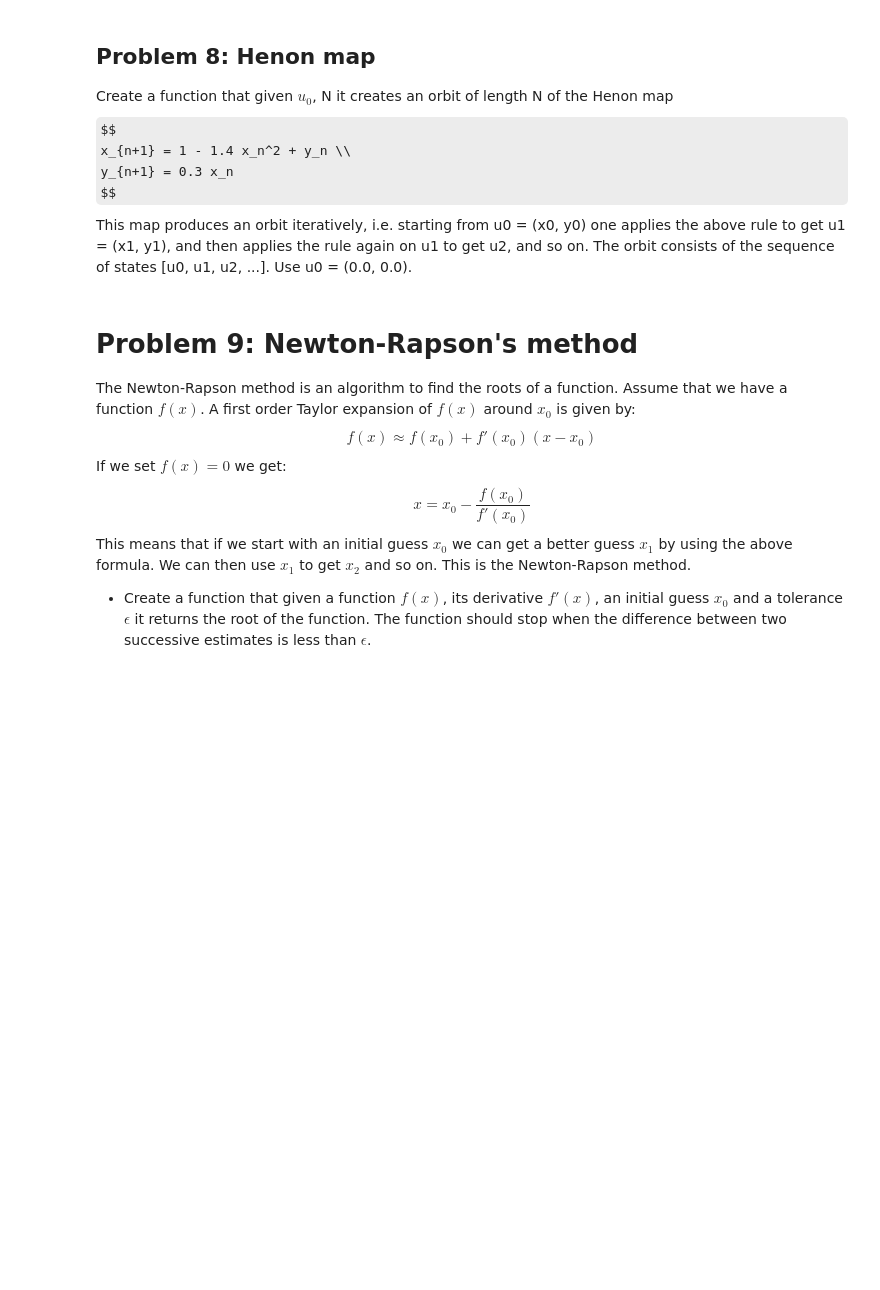
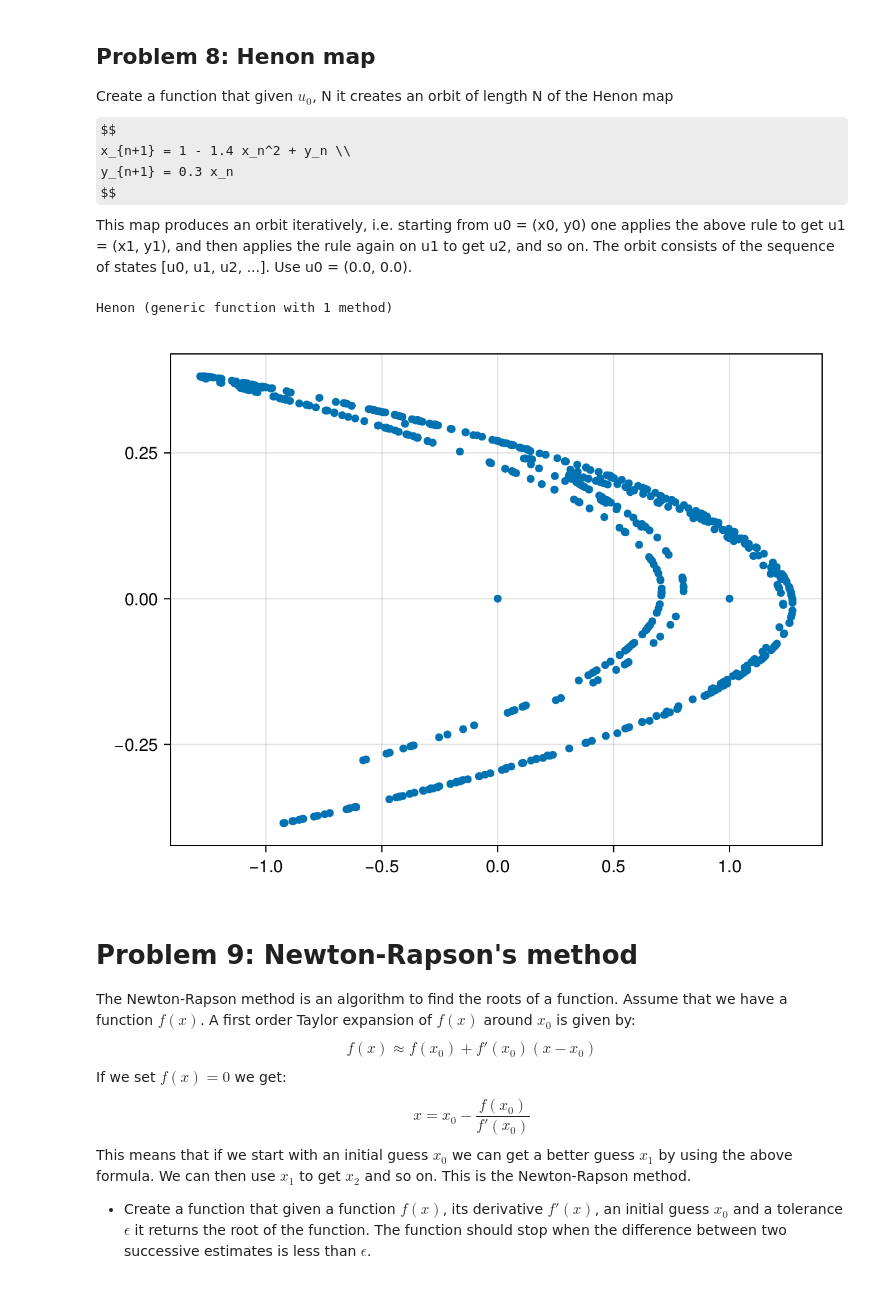
Before and after one commit to issaramro/NonLinearDynamics, a Jupyter notebook: Julia Practice/Problems.ipynb, the cells around one changed output. Drawn from its saved outputs; the diff is of its cells as text; code cells hidden in the pictures; some formulas as TeX source; blank space fills up the shorter version.

```diff
--- a/Julia Practice/Problems.ipynb
+++ b/Julia Practice/Problems.ipynb
@@ -201,5 +307,5 @@ y_{n+1} = 0.3 x_n
 $$
 This map produces an orbit iteratively, i.e. starting from u0 = (x0, y0) one applies the above rule to get u1 = (x1, y1), and then applies the rule again on u1 to get u2, and so on. The orbit consists of the sequence of states [u0, u1, u2, ...]. Use u0 = (0.0, 0.0).
 # %%
-u₀ = (0.0,0.0)
+u0 = (0.0,0.0)
 N = 600;
@@ -208,5 +312,27 @@ N = 600;
+# %%
+# Function for Henon's map
+function Henon(u0,N)
+    x = zeros(N)
+    y = zeros(N)
+    x[1] = u0[1]
+    y[1] = u0[2]
+    for i = 1:N-1
+        x[i+1] = 1 - 1.4*x[i]^2 + y[i]
+        y[i+1] = 0.3*x[i]
+    end
+    return x, y
+end
+# %% [output]
+Henon (generic function with 1 method)
 # %%
 # scatter the points to check your work
+x, y = Henon(u0, N)
+fig = Figure()
+Axis(fig[1,1])
+scatter!(x,y)
+fig
+# %% [output]
+[figure, added]
 # %% [markdown]
 # Problem 9: Newton-Rapson's method
 
```
Also changed, not shown: parts of 27 cells of this notebook.
